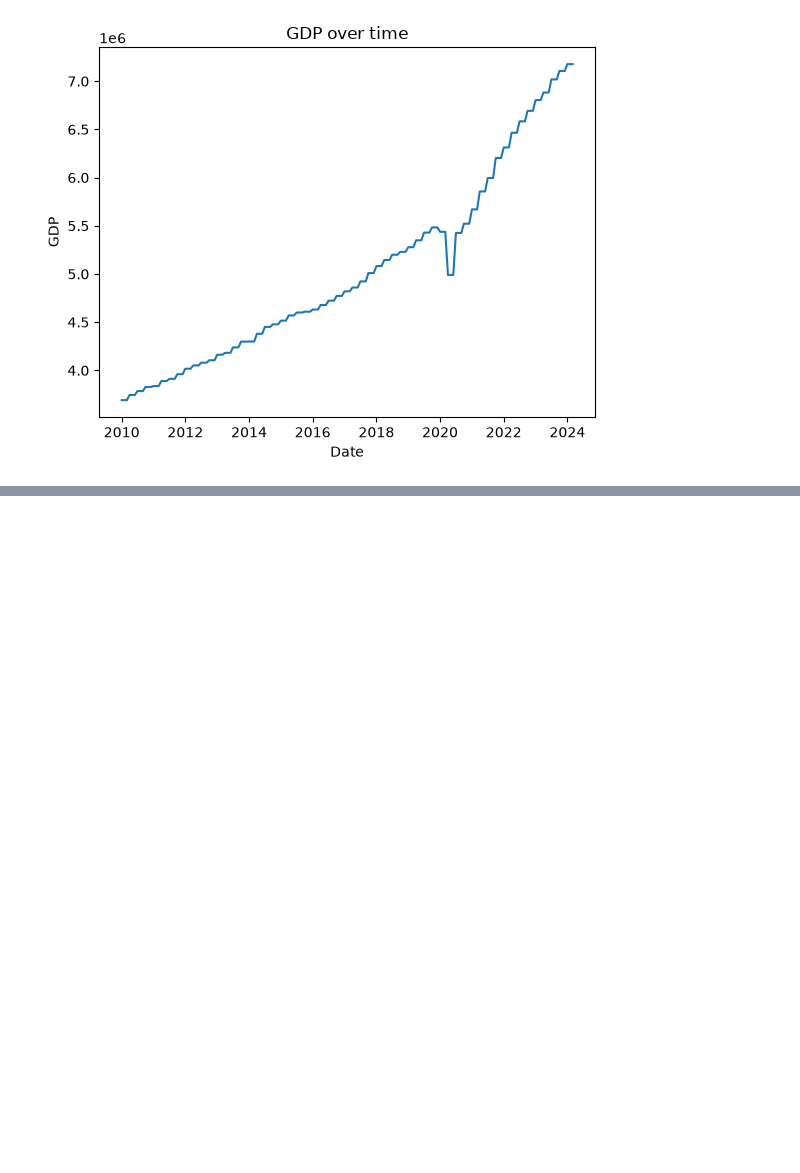
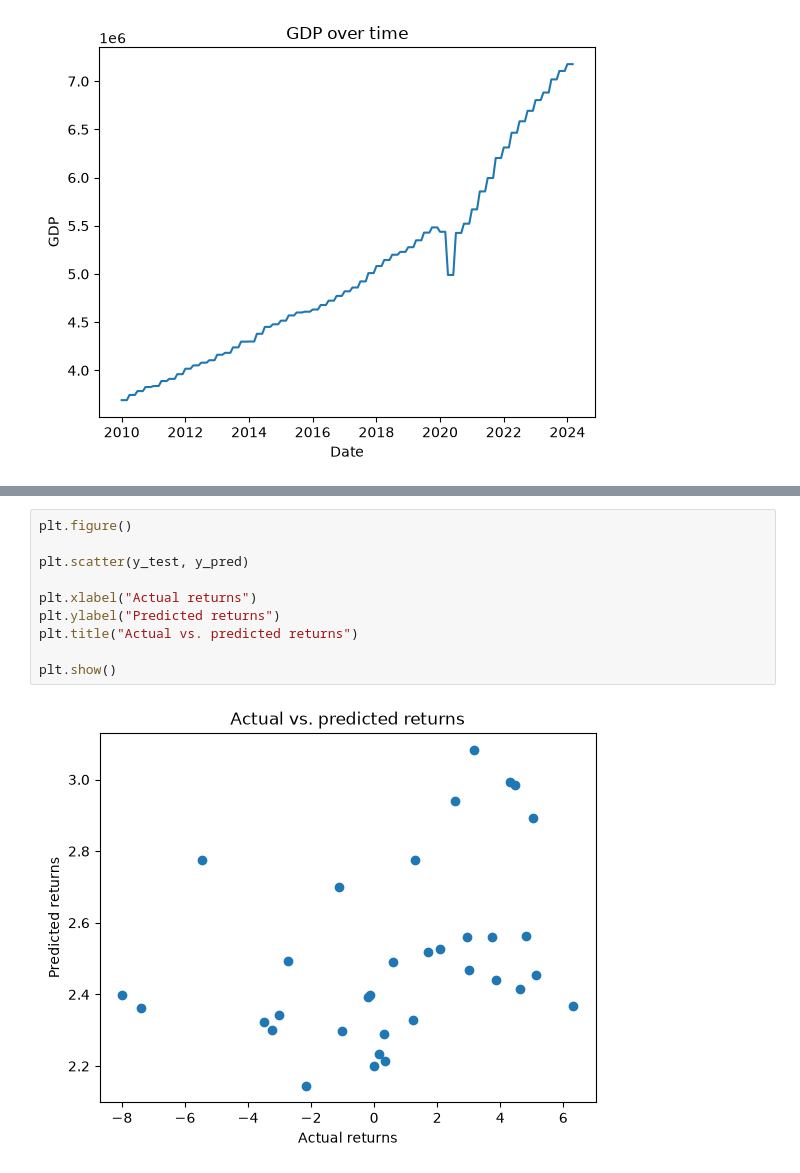
Before and after one commit to dseo98/stock-market_analysis, a Jupyter notebook: stock_analysis.ipynb, the cells around one changed output, grey strips where cells are left out. Drawn from its saved outputs; the diff is of its cells as text; blank space fills up the shorter version.

```diff
--- a/stock_analysis.ipynb
+++ b/stock_analysis.ipynb
@@ -300,0 +568,12 @@ plt.show()
+# %%
+plt.figure()
+
+plt.scatter(y_test, y_pred)
+
+plt.xlabel("Actual returns")
+plt.ylabel("Predicted returns")
+plt.title("Actual vs. predicted returns")
+
+plt.show()
+# %% [output]
+[figure, added]
```
Also changed, not shown: parts of 17 cells of this notebook.
